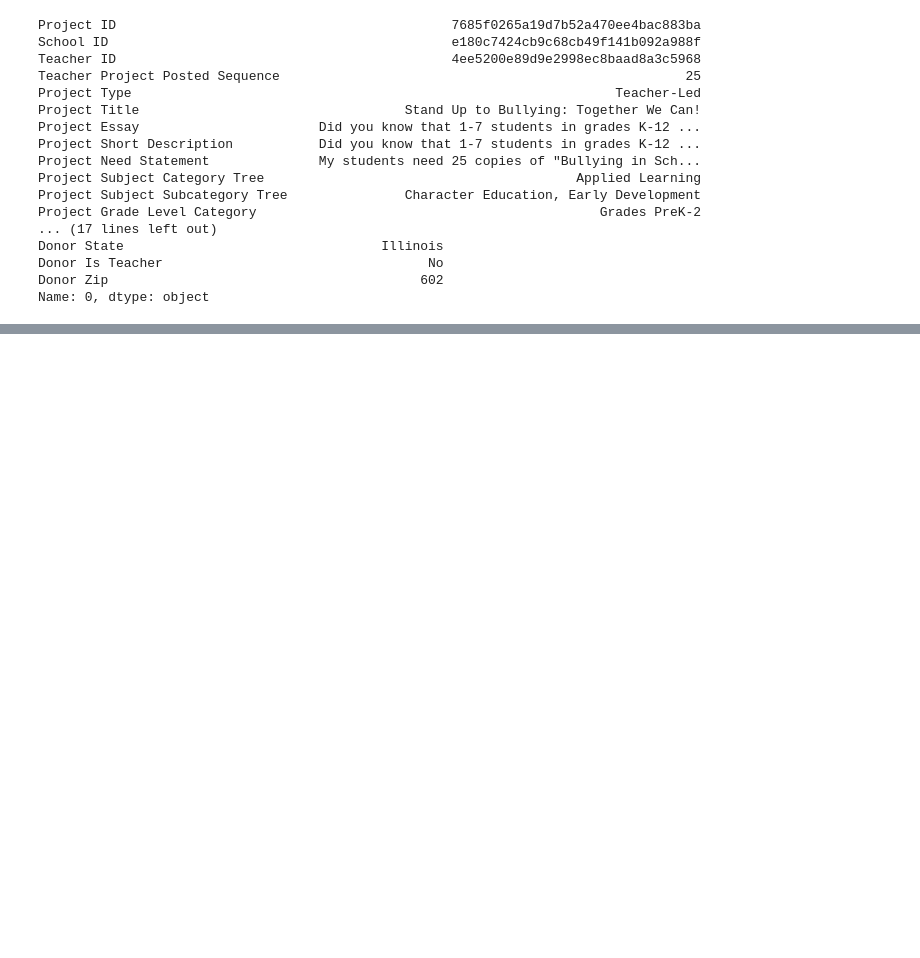
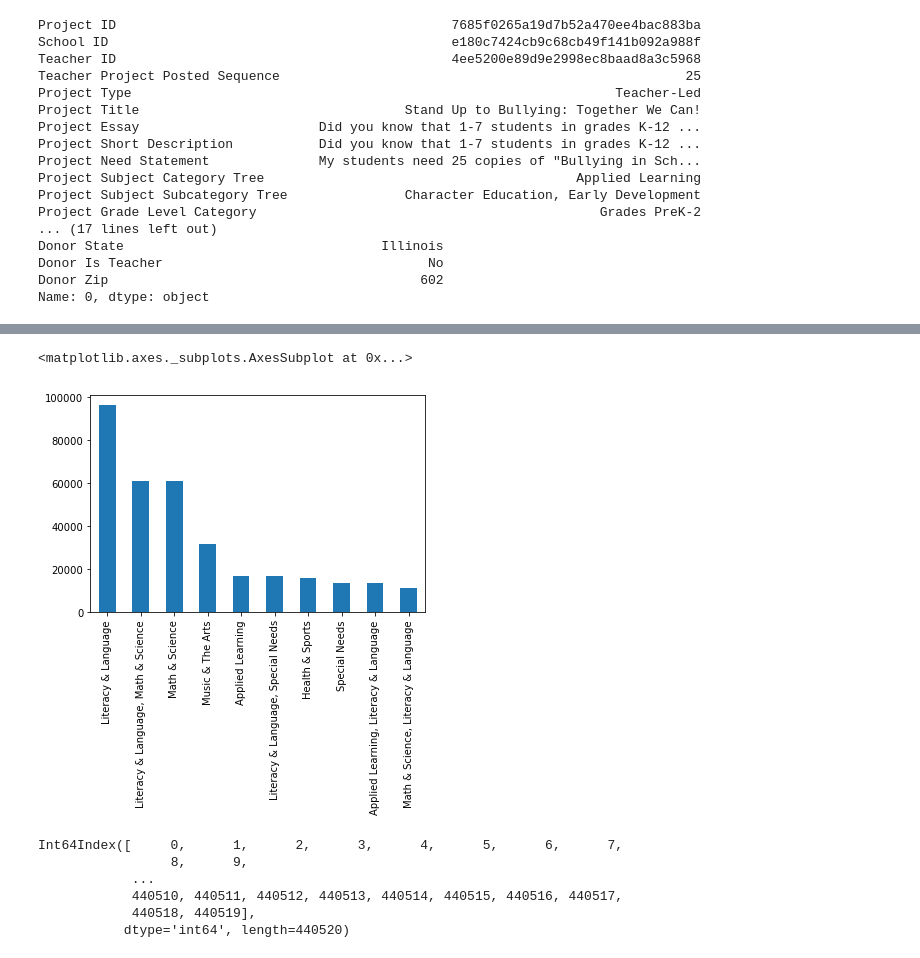
Before and after one commit to HookTech/donorschoose, a Jupyter notebook: data_explore.ipynb, the cells around one changed output, grey strips where cells are left out. Cells and saved outputs as stored; diff of their text form; code cells hidden in the pictures; blank space fills up the shorter version.

```diff
--- a/data_explore.ipynb
+++ b/data_explore.ipynb
@@ -99,0 +99,14 @@ len(merged_donations_table_piece)
+# %%
+merged_donations_table_piece['Project Subject Category Tree'].value_counts()[:10].plot(kind='bar')
+# %% [output]
+<matplotlib.axes._subplots.AxesSubplot at 0x...>
+[figure, added]
+# %%
+merged_donations_table_piece.index
+# %% [output]
+Int64Index([     0,      1,      2,      3,      4,      5,      6,      7,
+                 8,      9,
+            ...
+            440510, 440511, 440512, 440513, 440514, 440515, 440516, 440517,
+            440518, 440519],
+           dtype='int64', length=440520)
```
Also changed, not shown: parts of 6 cells of this notebook.
